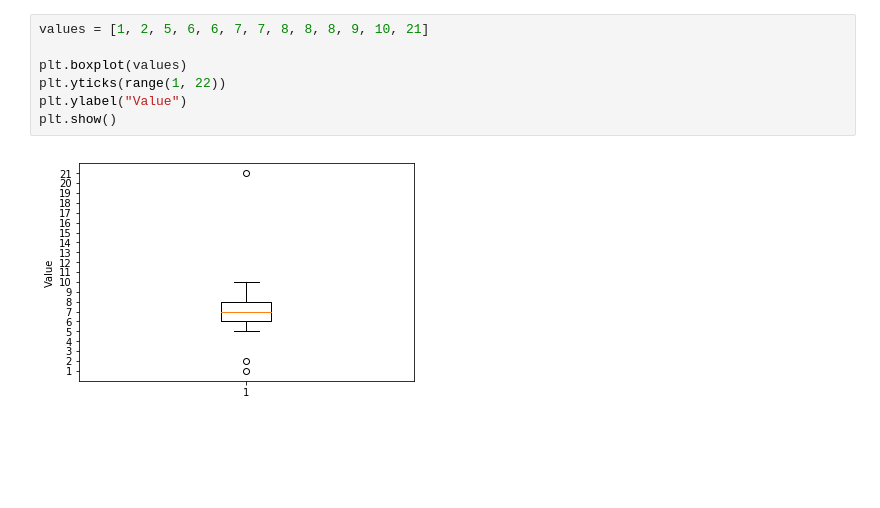
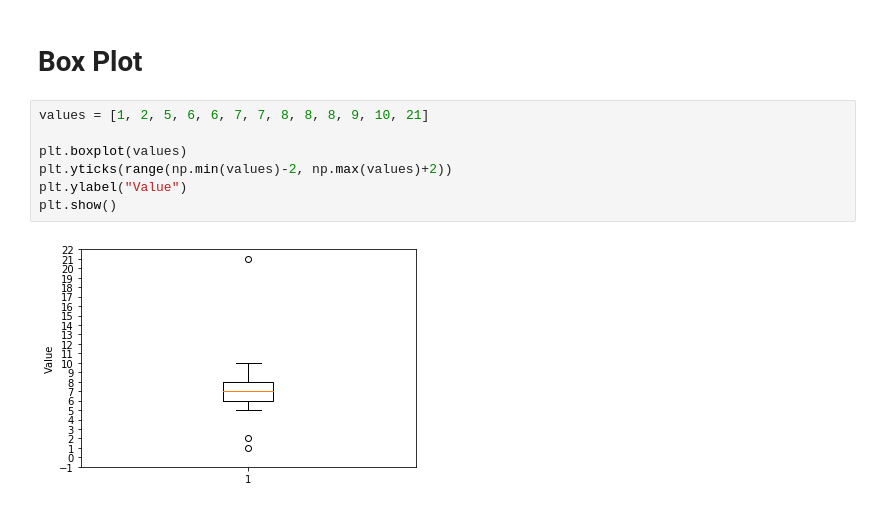
Before and after one commit to enriqueb721/100DaysOfMLCode, a Jupyter notebook: 1. Basic Tools/Getting Started Matplotlib.ipynb, the cells around one changed output. Cells and saved outputs as stored; diff of their text form; blank space fills up the shorter version.

```diff
--- a/1. Basic Tools/Getting Started Matplotlib.ipynb
+++ b/1. Basic Tools/Getting Started Matplotlib.ipynb
@@ -39,9 +118,11 @@ plt.show()
+# %% [markdown]
+# Box Plot
 # %%
 values = [1, 2, 5, 6, 6, 7, 7, 8, 8, 8, 9, 10, 21]
 
 plt.boxplot(values)
-plt.yticks(range(1, 22))
+plt.yticks(range(np.min(values)-2, np.max(values)+2))
 plt.ylabel("Value")
 plt.show()
 # %% [output]
-[figure, old version]
+[figure, new version]
```
Also changed, not shown: parts of 20 cells of this notebook.
